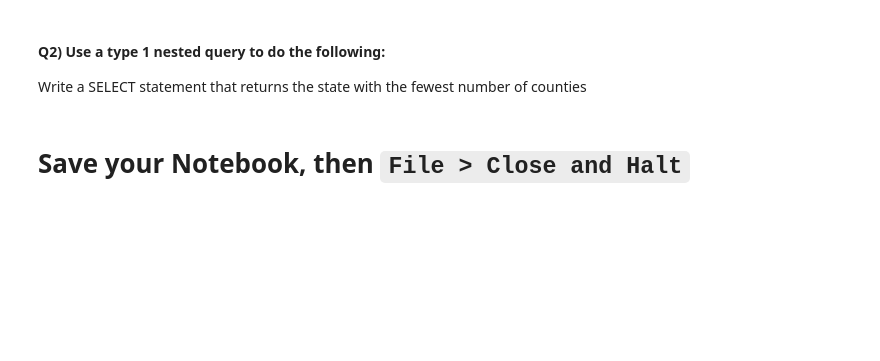
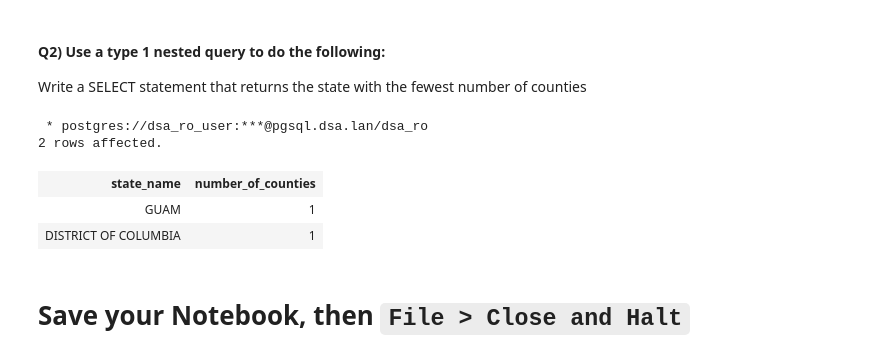
Before and after one commit to BlakeBigG/Database_and_Analytics_MS, a Jupyter notebook: modules/module4/practices/Nesting-TypeI.ipynb, the cells around one changed output. Saved outputs shown, nothing was run; the diff lists cells and outputs as text; code cells hidden in the pictures; blank space fills up the shorter version.

```diff
--- a/modules/module4/practices/Nesting-TypeI.ipynb
+++ b/modules/module4/practices/Nesting-TypeI.ipynb
@@ -122,2 +235,22 @@ Write a SELECT statement that returns the state with the highest number of count
+# %%
+%%sql
+
+SELECT state_name, COUNT(county_number_code) AS number_of_counties
+FROM us_second_order_divisions
+INNER JOIN util_us_states
+ON util_us_states.state_number_code = us_second_order_divisions.state_number_code
+GROUP BY us_second_order_divisions.state_number_code, state_name
+HAVING count(county_number_code) =
+    (SELECT COUNT(county_number_code) AS number_of_counties
+     FROM us_second_order_divisions
+     GROUP BY state_number_code
+     ORDER BY number_of_counties
+     LIMIT 1)
+# %% [output]
+ * postgres://dsa_ro_user:***@pgsql.dsa.lan/dsa_ro
+2 rows affected.
+| state_name | number_of_counties |
+| GUAM | 1 |
+| DISTRICT OF COLUMBIA | 1 |
 # %% [markdown]
 # Save your Notebook, then `File > Close and Halt`
```
Also changed, not shown: parts of 17 cells of this notebook, 2 other files.
